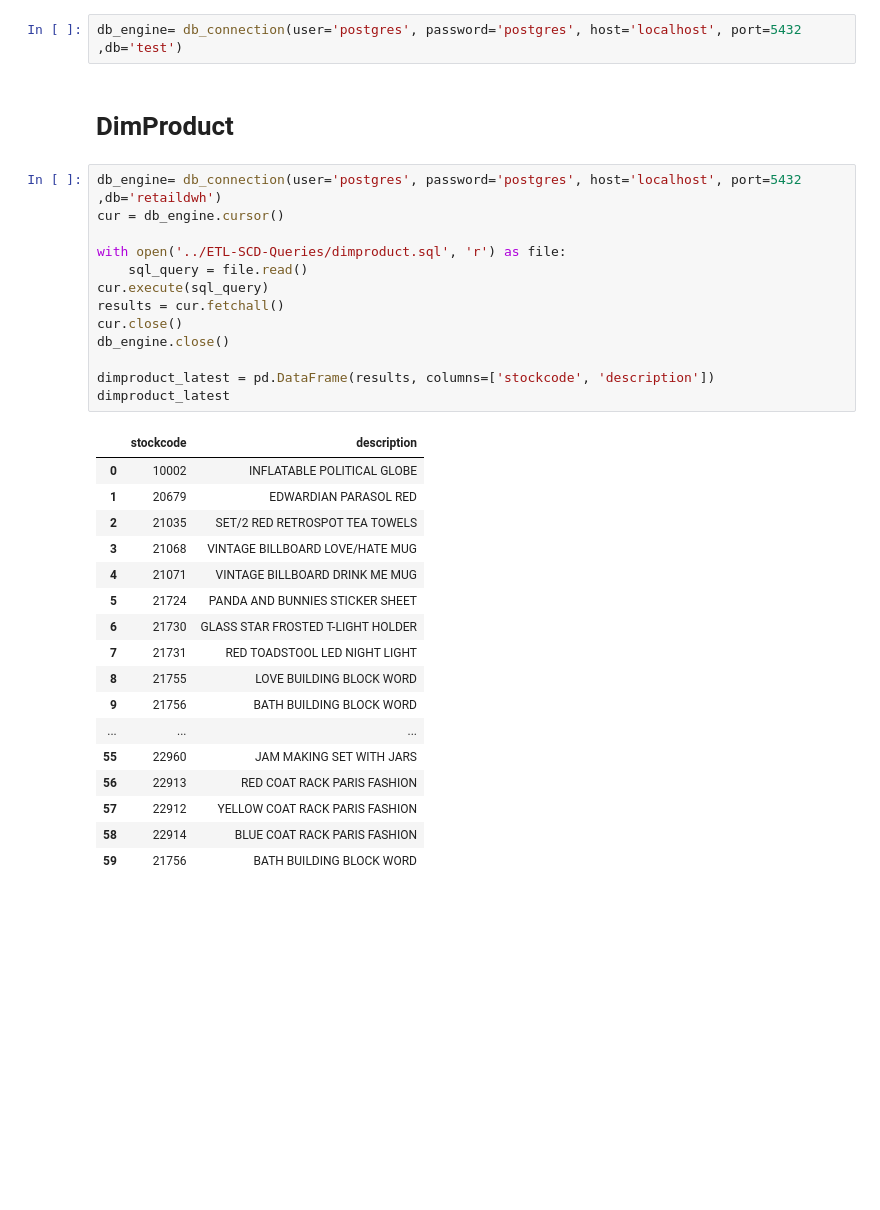
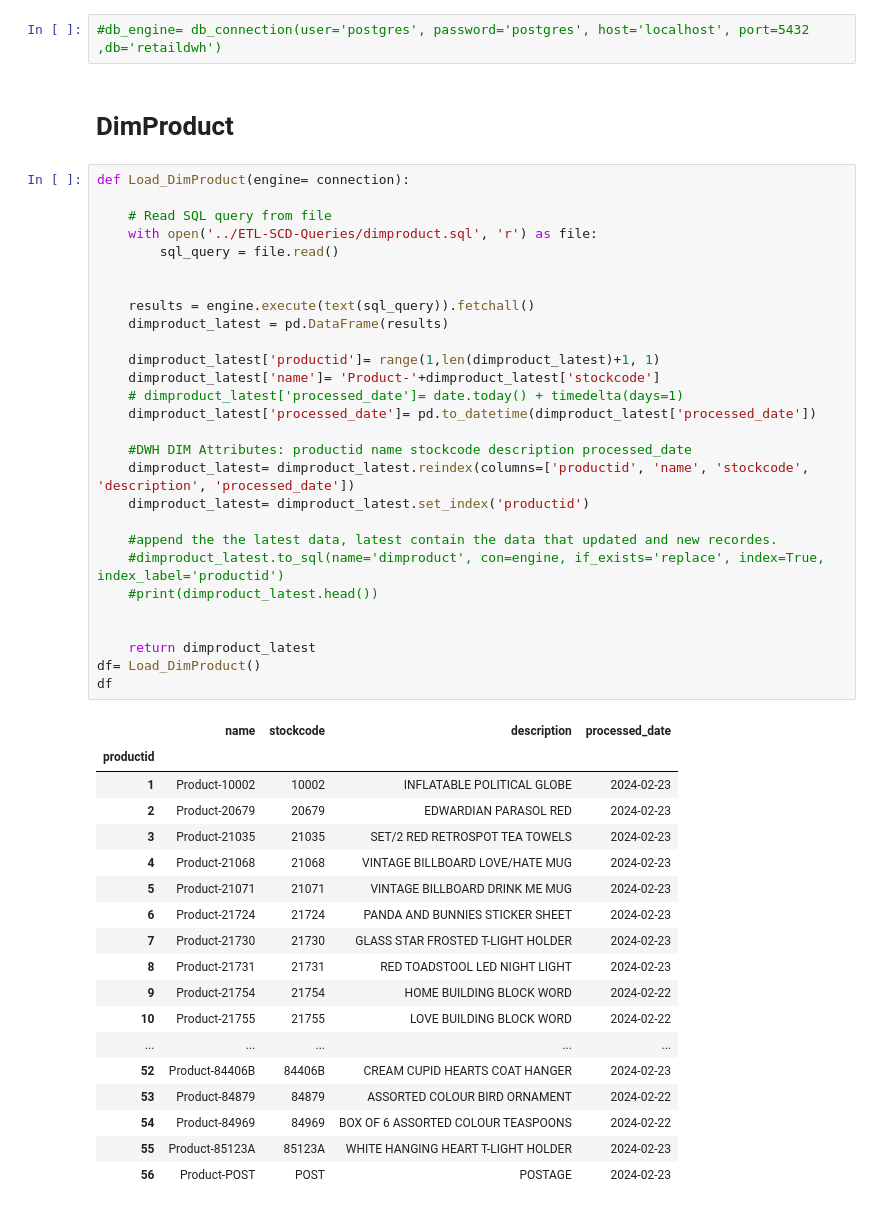
Before and after one commit to Mouhamed-Jinja/Python-Airflow-Postgres-Docker-DWH, a Jupyter notebook: Notebooks/ETL.ipynb, the cells around one changed output. Saved outputs shown, nothing was run; the diff lists cells and outputs as text; blank space fills up the shorter version.

```diff
--- a/Notebooks/ETL.ipynb
+++ b/Notebooks/ETL.ipynb
@@ -16,35 +21,51 @@ def db_connection(user, password, host, port,db):
 # %%
-db_engine= db_connection(user='postgres', password='postgres', host='localhost', port=5432 ,db='test')
+#db_engine= db_connection(user='postgres', password='postgres', host='localhost', port=5432 ,db='retaildwh')
 # %% [markdown]
 # DimProduct
-# %%
-db_engine= db_connection(user='postgres', password='postgres', host='localhost', port=5432 ,db='retaildwh')
-cur = db_engine.cursor()
-
-with open('../ETL-SCD-Queries/dimproduct.sql', 'r') as file:
-    sql_query = file.read()
-cur.execute(sql_query)
-results = cur.fetchall()
-cur.close()
-db_engine.close()
-
-dimproduct_latest = pd.DataFrame(results, columns=['stockcode', 'description'])
-dimproduct_latest
-# %% [output]
-|  | stockcode | description |
-| 0 | 10002 | INFLATABLE POLITICAL GLOBE |
-| 1 | 20679 | EDWARDIAN PARASOL RED |
-| 2 | 21035 | SET/2 RED RETROSPOT TEA TOWELS |
-| 3 | 21068 | VINTAGE BILLBOARD LOVE/HATE MUG |
-| 4 | 21071 | VINTAGE BILLBOARD DRINK ME MUG |
-| 5 | 21724 | PANDA AND BUNNIES STICKER SHEET |
-| 6 | 21730 | GLASS STAR FROSTED T-LIGHT HOLDER |
-| 7 | 21731 | RED TOADSTOOL LED NIGHT LIGHT |
-| 8 | 21755 | LOVE BUILDING BLOCK WORD |
-| 9 | 21756 | BATH BUILDING BLOCK WORD |
-| ... | ... | ... |
-| 55 | 22960 | JAM MAKING SET WITH JARS |
-| 56 | 22913 | RED COAT RACK PARIS FASHION |
-| 57 | 22912 | YELLOW COAT RACK PARIS FASHION |
-| 58 | 22914 | BLUE COAT RACK PARIS FASHION |
-| 59 | 21756 | BATH BUILDING BLOCK WORD |
+# %%
+def Load_DimProduct(engine= connection):
+
+    # Read SQL query from file
+    with open('../ETL-SCD-Queries/dimproduct.sql', 'r') as file:
+        sql_query = file.read()
+
+
+    results = engine.execute(text(sql_query)).fetchall()
+    dimproduct_latest = pd.DataFrame(results)
+
+    dimproduct_latest['productid']= range(1,len(dimproduct_latest)+1, 1)
+    dimproduct_latest['name']= 'Product-'+dimproduct_latest['stockcode']
+    # dimproduct_latest['processed_date']= date.today() + timedelta(days=1)
+    dimproduct_latest['processed_date']= pd.to_datetime(dimproduct_latest['processed_date'])
+
+    #DWH DIM Attributes: productid name stockcode description processed_date
+    dimproduct_latest= dimproduct_latest.reindex(columns=['productid', 'name', 'stockcode', 'description', 'processed_date'])
+    dimproduct_latest= dimproduct_latest.set_index('productid')
+
+    #append the the latest data, latest contain the data that updated and new recordes.
+    #dimproduct_latest.to_sql(name='dimproduct', con=engine, if_exists='replace', index=True, index_label='productid')
+    #print(dimproduct_latest.head())
+
+
+    return dimproduct_latest
+df= Load_DimProduct()
+df
+# %% [output]
+|  | name | stockcode | description | processed_date |
+| productid |  |  |  |  |
+| 1 | Product-10002 | 10002 | INFLATABLE POLITICAL GLOBE | 2024-02-23 |
+| 2 | Product-20679 | 20679 | EDWARDIAN PARASOL RED | 2024-02-23 |
+| 3 | Product-21035 | 21035 | SET/2 RED RETROSPOT TEA TOWELS | 2024-02-23 |
+| 4 | Product-21068 | 21068 | VINTAGE BILLBOARD LOVE/HATE MUG | 2024-02-23 |
+| 5 | Product-21071 | 21071 | VINTAGE BILLBOARD DRINK ME MUG | 2024-02-23 |
+| 6 | Product-21724 | 21724 | PANDA AND BUNNIES STICKER SHEET | 2024-02-23 |
+| 7 | Product-21730 | 21730 | GLASS STAR FROSTED T-LIGHT HOLDER | 2024-02-23 |
+| 8 | Product-21731 | 21731 | RED TOADSTOOL LED NIGHT LIGHT | 2024-02-23 |
+| 9 | Product-21754 | 21754 | HOME BUILDING BLOCK WORD | 2024-02-22 |
+| 10 | Product-21755 | 21755 | LOVE BUILDING BLOCK WORD | 2024-02-22 |
+| ... | ... | ... | ... | ... |
+| 52 | Product-84406B | 84406B | CREAM CUPID HEARTS COAT HANGER | 2024-02-23 |
+| 53 | Product-84879 | 84879 | ASSORTED COLOUR BIRD ORNAMENT | 2024-02-22 |
+| 54 | Product-84969 | 84969 | BOX OF 6 ASSORTED COLOUR TEASPOONS | 2024-02-22 |
+| 55 | Product-85123A | 85123A | WHITE HANGING HEART T-LIGHT HOLDER | 2024-02-23 |
+| 56 | Product-POST | POST | POSTAGE | 2024-02-23 |
```
Also changed, not shown: parts of 15 cells of this notebook, 17 other files.
